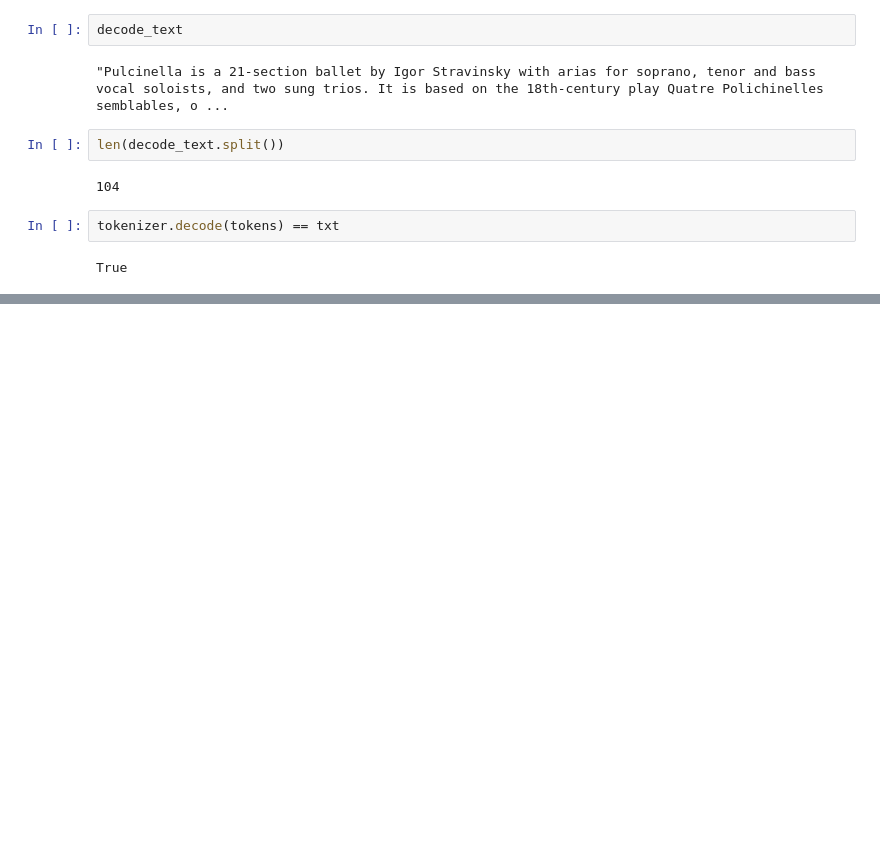
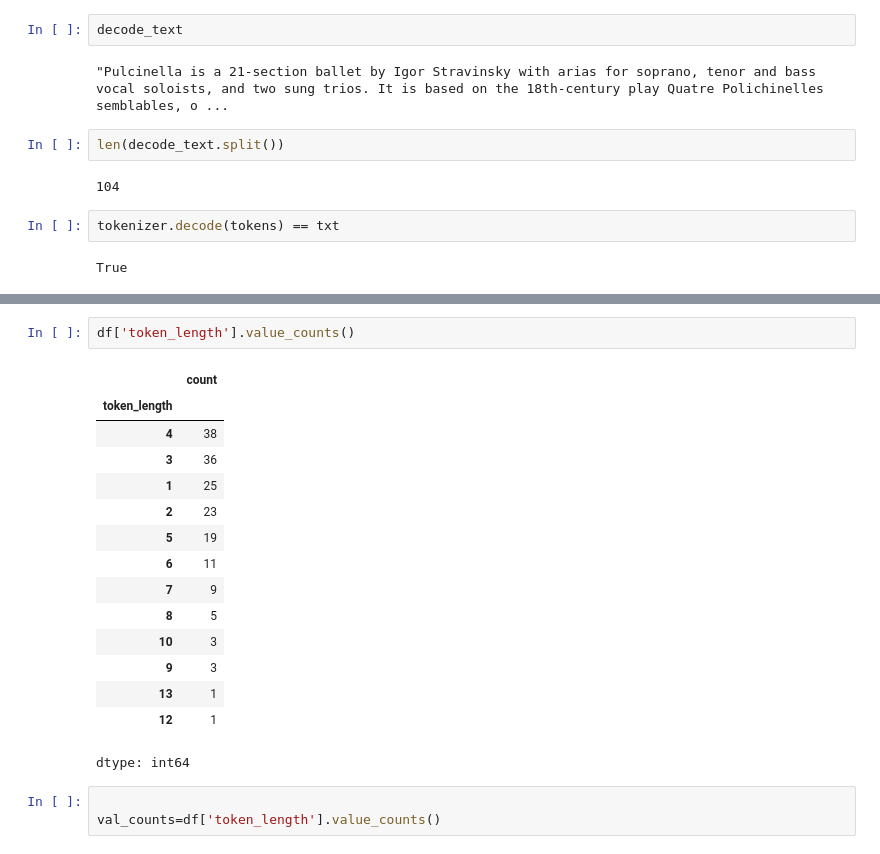
Before and after one commit to Saransh-Basu-01/50-Ml-Projects-to-understand-LLMs, a Jupyter notebook: Project_3_pandas_frequency_tables_of_token_length.ipynb, the cells around one changed output, grey strips where cells are left out. Cells and saved outputs as stored; diff of their text form; blank space fills up the shorter version.

```diff
--- a/Project_3_pandas_frequency_tables_of_token_length.ipynb
+++ b/Project_3_pandas_frequency_tables_of_token_length.ipynb
@@ -54,0 +77,21 @@ True
+# %%
+df['token_length'].value_counts()
+# %% [output]
+|  | count |
+| token_length |  |
+| 4 | 38 |
+| 3 | 36 |
+| 1 | 25 |
+| 2 | 23 |
+| 5 | 19 |
+| 6 | 11 |
+| 7 | 9 |
+| 8 | 5 |
+| 10 | 3 |
+| 9 | 3 |
+| 13 | 1 |
+| 12 | 1 |
+dtype: int64
+# %%
+
+val_counts=df['token_length'].value_counts()
```
Also changed, not shown: parts of 5 cells of this notebook.
